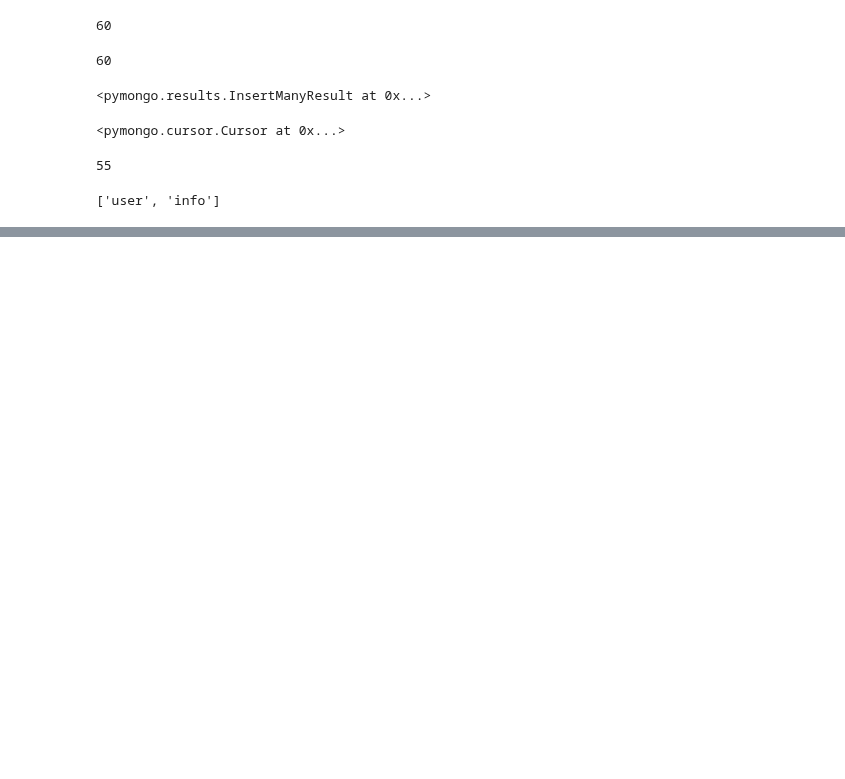
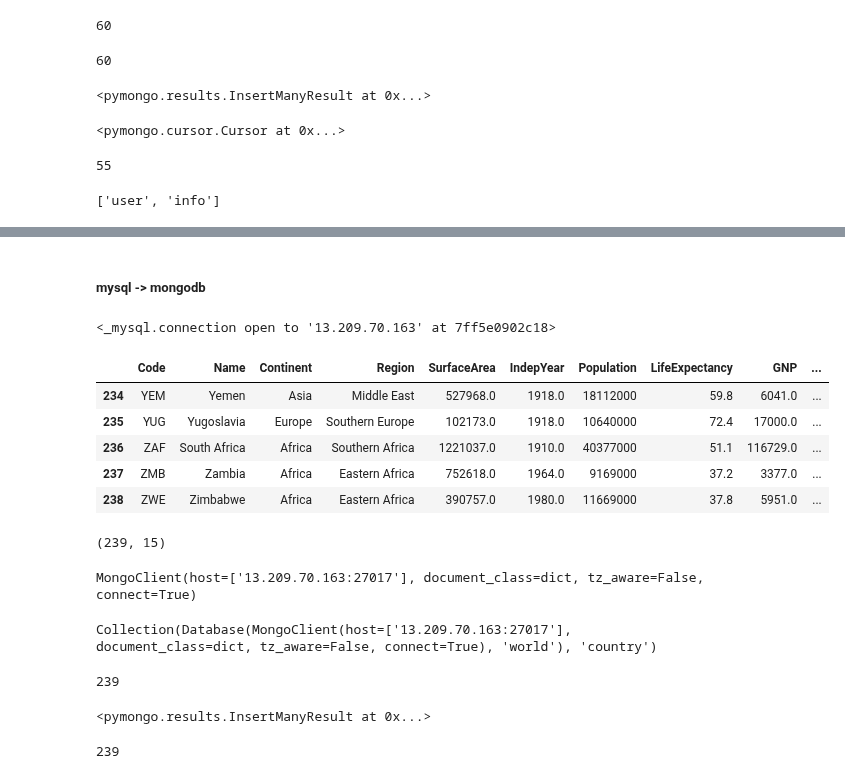
Before and after one commit to seokyeongheo/TIL, a Jupyter notebook: 04_web/10_mongoDB.ipynb, the cells around one changed output, grey strips where cells are left out. Cells and saved outputs as stored; diff of their text form; code cells hidden in the pictures; blank space fills up the shorter version.

Commit message:
mongodb-trainning-02-migration

```diff
--- a/04_web/10_mongoDB.ipynb
+++ b/04_web/10_mongoDB.ipynb
@@ -253,0 +275,63 @@ db.collection_names()
+# %% [markdown]
+##### mysql -> mongodb
+# %%
+# connect mysql
+db = MySQLdb.connect(
+    "13.209.70.163",
+    "root",
+    "",
+    "world",
+    charset="utf8"
+)
+db
+# %% [output]
+<_mysql.connection open to '13.209.70.163' at 7ff5e0902c18>
+# %%
+# get world country datas
+
+QUERY = """
+    SELECT *
+    FROM country
+"""
+
+country_df = pd.read_sql(QUERY, db)
+country_df.tail()
+# %% [output]
+|  | Code | Name | Continent | Region | SurfaceArea | IndepYear | Population | LifeExpectancy | GNP | ... |
+| 234 | YEM | Yemen | Asia | Middle East | 527968.0 | 1918.0 | 18112000 | 59.8 | 6041.0 | ... |
+| 235 | YUG | Yugoslavia | Europe | Southern Europe | 102173.0 | 1918.0 | 10640000 | 72.4 | 17000.0 | ... |
+| 236 | ZAF | South Africa | Africa | Southern Africa | 1221037.0 | 1910.0 | 40377000 | 51.1 | 116729.0 | ... |
+| 237 | ZMB | Zambia | Africa | Eastern Africa | 752618.0 | 1964.0 | 9169000 | 37.2 | 3377.0 | ... |
+| 238 | ZWE | Zimbabwe | Africa | Eastern Africa | 390757.0 | 1980.0 | 11669000 | 37.8 | 5951.0 | ... |
+# %%
+country_df.shape
+# %% [output]
+(239, 15)
+# %%
+# connect mongodb
+
+client = pymongo.MongoClient("mongodb://13.209.70.163:27017")
+client
+# %% [output]
+MongoClient(host=['13.209.70.163:27017'], document_class=dict, tz_aware=False, connect=True)
+# %%
+collection = client.world.country
+collection
+# %% [output]
+Collection(Database(MongoClient(host=['13.209.70.163:27017'], document_class=dict, tz_aware=False, connect=True), 'world'), 'country')
+# %%
+# parsing list(dict)
+
+datas = country_df.to_dict("records")
+len(datas)
+# %% [output]
+239
+# %%
+result = collection.insert_many(datas)
+result
+# %% [output]
+<pymongo.results.InsertManyResult at 0x...>
+# %%
+len(result.inserted_ids)
+# %% [output]
+239
```
Also changed, not shown: parts of 18 cells of this notebook.
